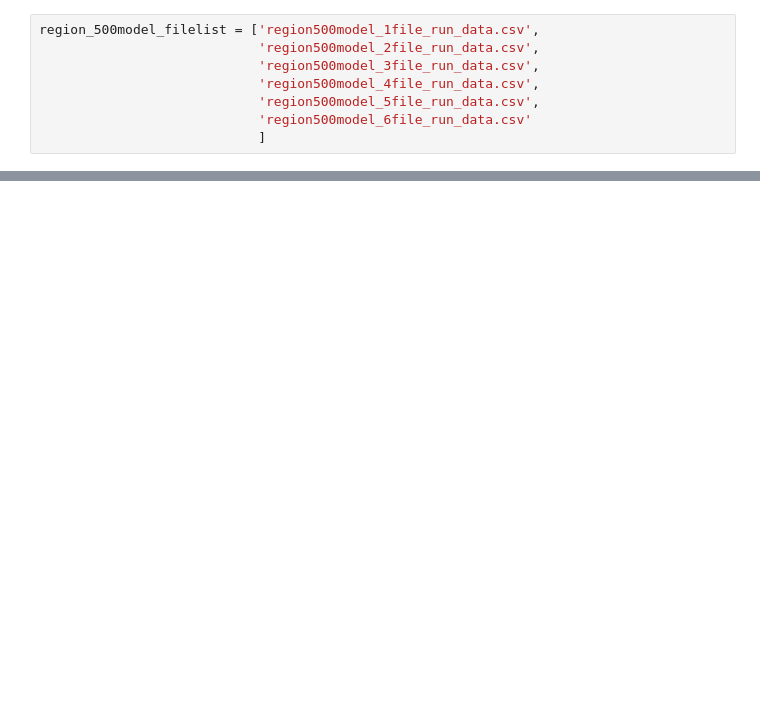
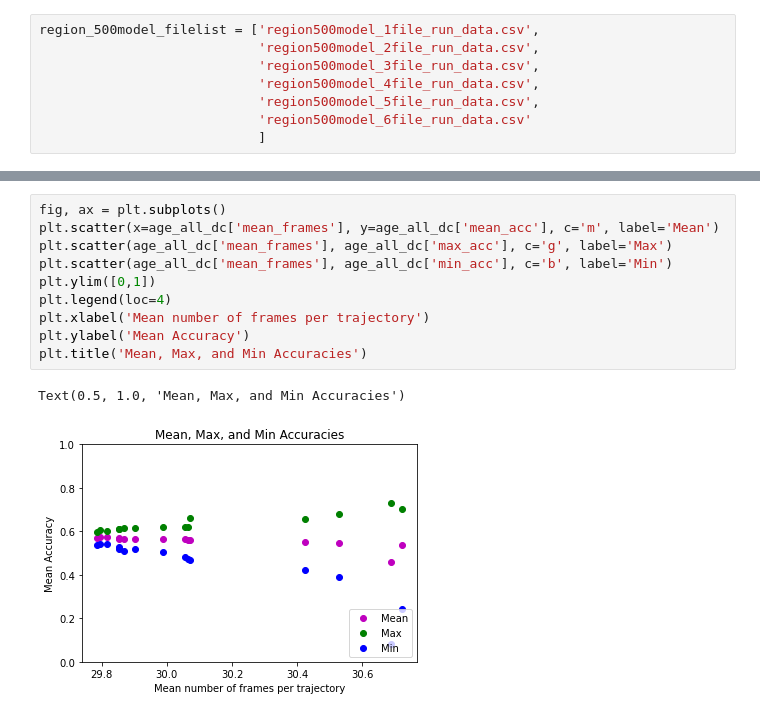
Before and after one commit to Nance-Lab/diff_predictor, a Jupyter notebook: notebooks/age_traj_count_analysis.ipynb, the cells around one changed output, grey strips where cells are left out. Cells and saved outputs as stored; diff of their text form; blank space fills up the shorter version.

```diff
--- a/notebooks/age_traj_count_analysis.ipynb
+++ b/notebooks/age_traj_count_analysis.ipynb
@@ -649,0 +445,13 @@ Text(0.5, 1.0, 'Mean Accuracy vs Standard deviation for random file subsets')
+# %%
+fig, ax = plt.subplots()
+plt.scatter(x=age_all_dc['mean_frames'], y=age_all_dc['mean_acc'], c='m', label='Mean')
+plt.scatter(age_all_dc['mean_frames'], age_all_dc['max_acc'], c='g', label='Max')
+plt.scatter(age_all_dc['mean_frames'], age_all_dc['min_acc'], c='b', label='Min')
+plt.ylim([0,1])
+plt.legend(loc=4)
+plt.xlabel('Mean number of frames per trajectory')
+plt.ylabel('Mean Accuracy')
+plt.title('Mean, Max, and Min Accuracies')
+# %% [output]
+Text(0.5, 1.0, 'Mean, Max, and Min Accuracies')
+[figure, added]
```
Also changed, not shown: parts of 120 cells of this notebook, 8 other files.
